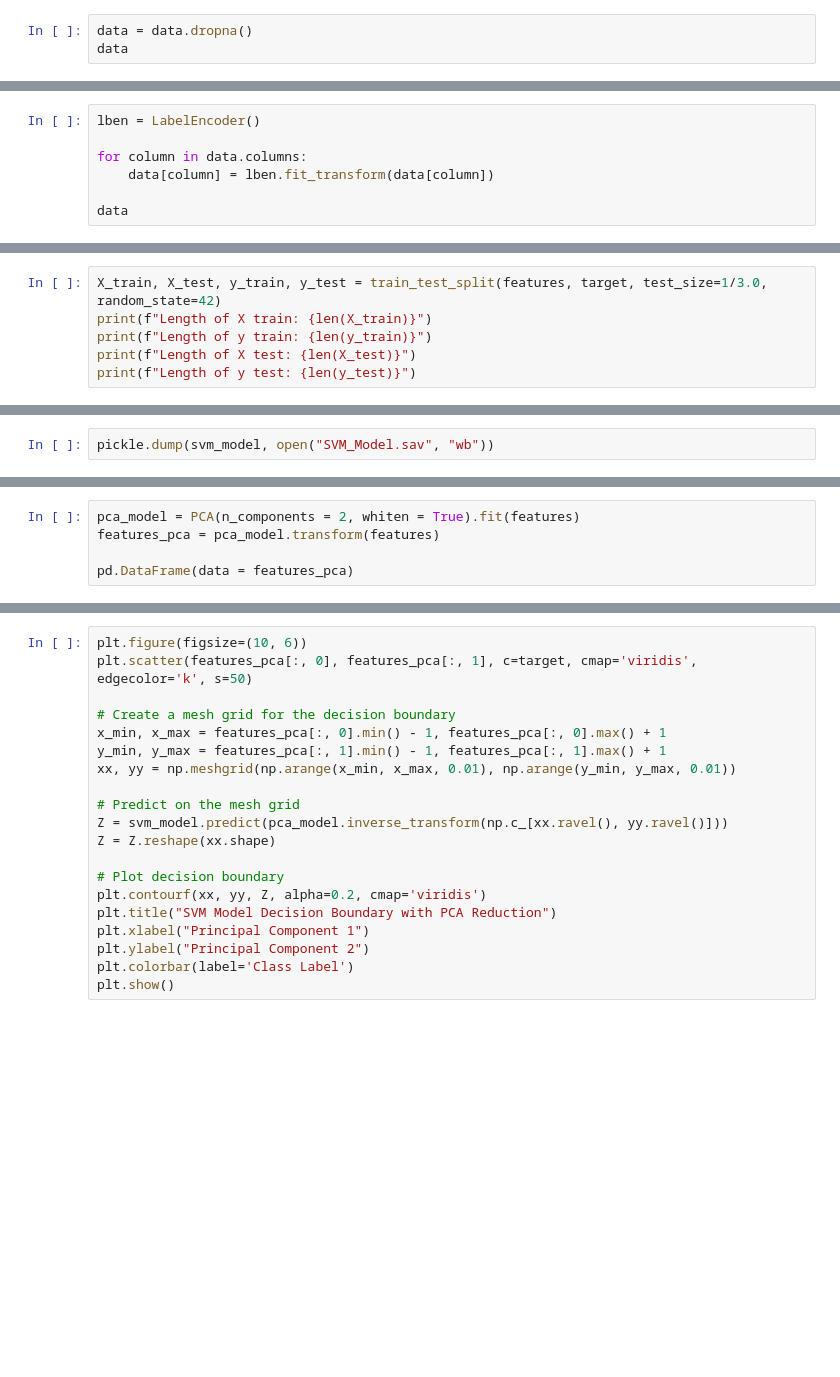
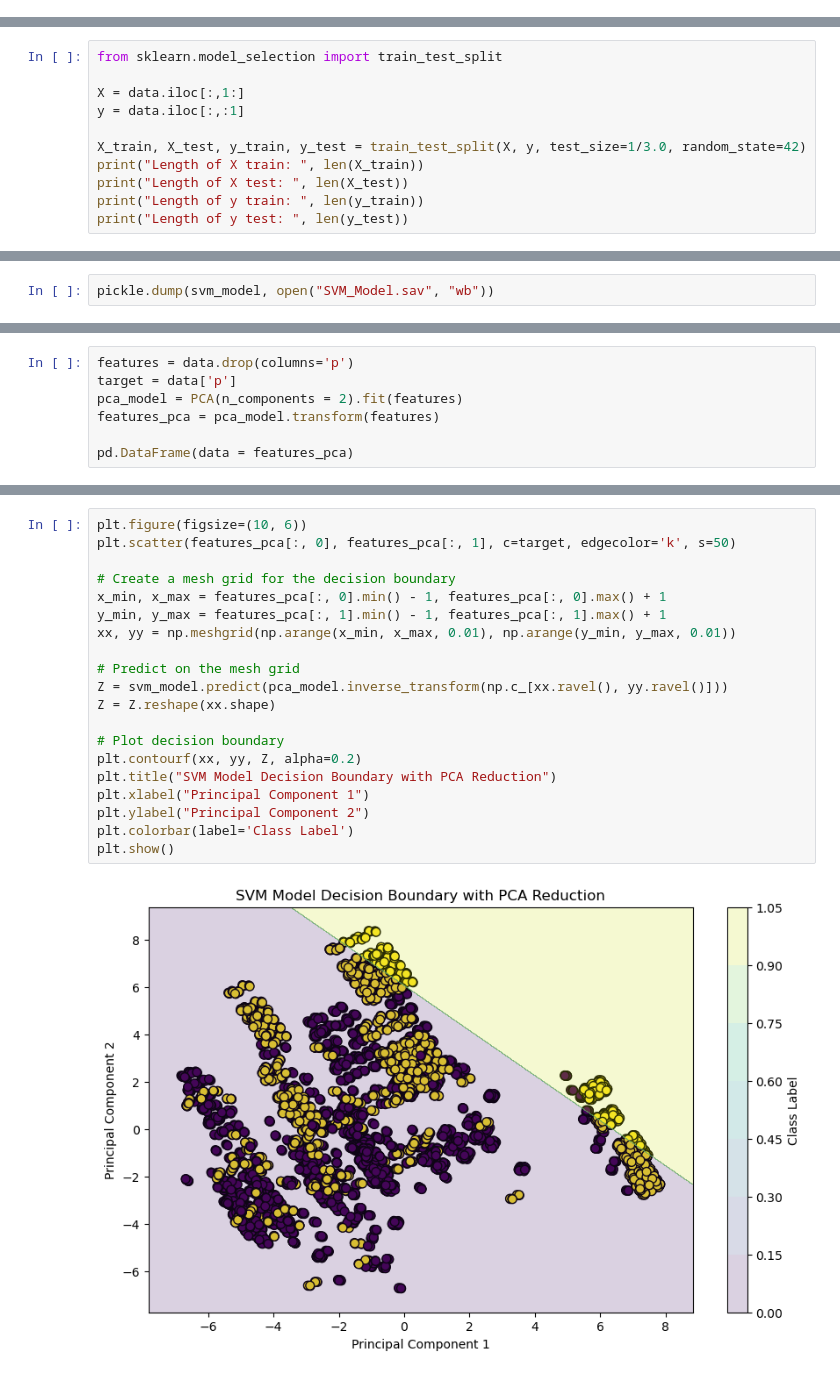
Before and after one commit to KhanhTheChau/MHUD-CT294, a Jupyter notebook: svm.ipynb, the cells around one changed output, grey strips where cells are left out. Cells and saved outputs as stored; diff of their text form; blank space fills up the shorter version.

```diff
--- a/svm.ipynb
+++ b/svm.ipynb
@@ -19,3 +28,0 @@ data.isna().any()
-# %%
-data = data.dropna()
-data
@@ -24,7 +28,0 @@ data
-# %%
-lben = LabelEncoder()
-
-for column in data.columns:
-    data[column] = lben.fit_transform(data[column])
-
-data
@@ -36,6 +154,11 @@ target = data['p']
 # %%
-X_train, X_test, y_train, y_test = train_test_split(features, target, test_size=1/3.0, random_state=42)
-print(f"Length of X train: {len(X_train)}")
-print(f"Length of y train: {len(y_train)}")
-print(f"Length of X test: {len(X_test)}")
-print(f"Length of y test: {len(y_test)}")
+from sklearn.model_selection import train_test_split
+
+X = data.iloc[:,1:]
+y = data.iloc[:,:1]
+
+X_train, X_test, y_train, y_test = train_test_split(X, y, test_size=1/3.0, random_state=42)
+print("Length of X train: ", len(X_train))
+print("Length of X test: ", len(X_test))
+print("Length of y train: ", len(y_train))
+print("Length of y test: ", len(y_test))
@@ -109,5 +202,7 @@ print(f"F1 = {f1}")
 # %%
-pca_model = PCA(n_components = 2, whiten = True).fit(features)
+features = data.drop(columns='p')
+target = data['p']
+pca_model = PCA(n_components = 2).fit(features)
 features_pca = pca_model.transform(features)
 
 pd.DataFrame(data = features_pca)
@@ -126,20 +223,22 @@ plt.show()
 # %%
 plt.figure(figsize=(10, 6))
-plt.scatter(features_pca[:, 0], features_pca[:, 1], c=target, cmap='viridis', edgecolor='k', s=50)
+plt.scatter(features_pca[:, 0], features_pca[:, 1], c=target, edgecolor='k', s=50)
 
 # Create a mesh grid for the decision boundary
 x_min, x_max = features_pca[:, 0].min() - 1, features_pca[:, 0].max() + 1
 y_min, y_max = features_pca[:, 1].min() - 1, features_pca[:, 1].max() + 1
 xx, yy = np.meshgrid(np.arange(x_min, x_max, 0.01), np.arange(y_min, y_max, 0.01))
 
 # Predict on the mesh grid
 Z = svm_model.predict(pca_model.inverse_transform(np.c_[xx.ravel(), yy.ravel()]))
 Z = Z.reshape(xx.shape)
 
 # Plot decision boundary
-plt.contourf(xx, yy, Z, alpha=0.2, cmap='viridis')
+plt.contourf(xx, yy, Z, alpha=0.2)
 plt.title("SVM Model Decision Boundary with PCA Reduction")
 plt.xlabel("Principal Component 1")
 plt.ylabel("Principal Component 2")
 plt.colorbar(label='Class Label')
 plt.show()
+# %% [output]
+[figure, added]
```
Also changed, not shown: parts of 30 cells of this notebook, 1 other file.
